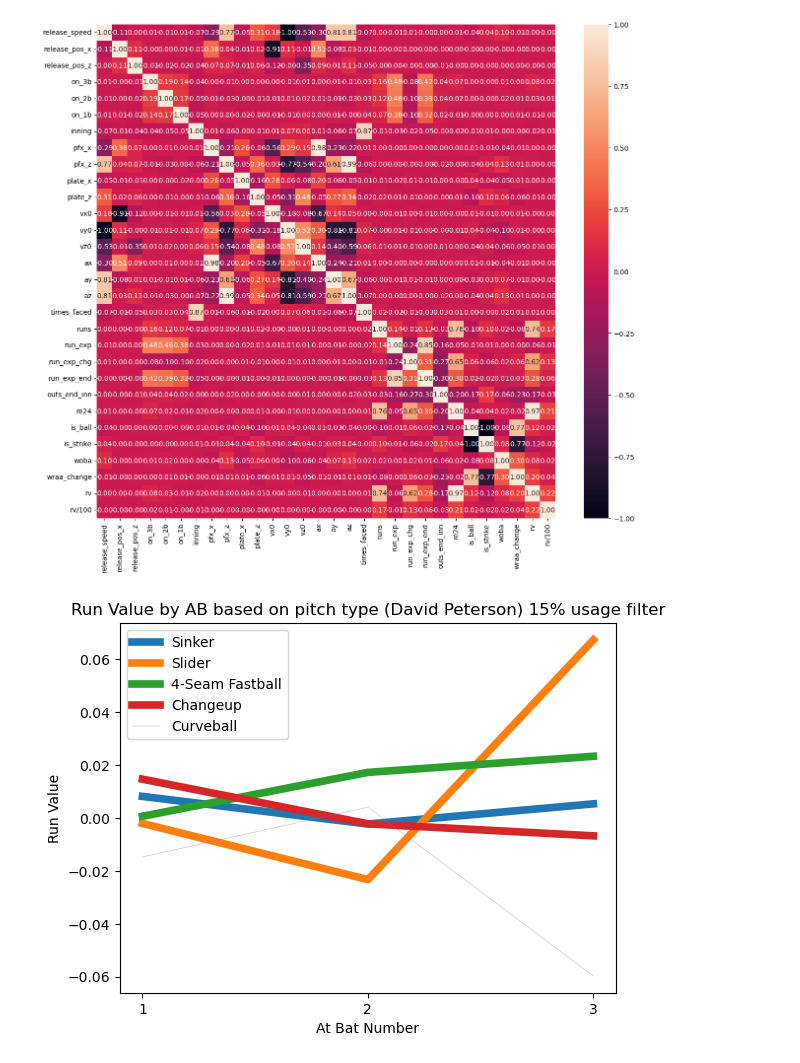
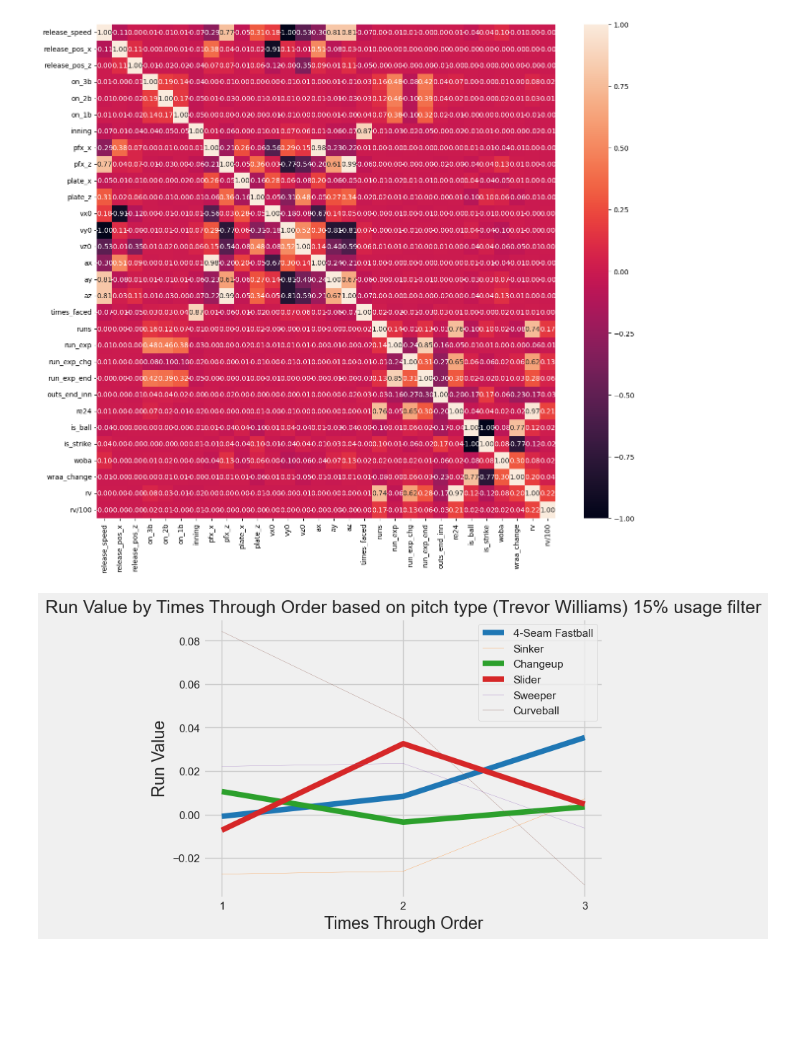
Before and after one commit to EddietheProgrammer/Reds-Hackathon, a Jupyter notebook: code.ipynb, the cells around one changed output. Cells and saved outputs as stored; diff of their text form; code cells hidden in the pictures; blank space fills up the shorter version.

```diff
--- a/code.ipynb
+++ b/code.ipynb
@@ -219,5 +211,7 @@ plt.show()
 # %%
 # At bat number vs. Run value on a particular pitch
+sns.set(style="whitegrid")
+sp = data[data['role_key'] == 'SP']
 cool = sp[sp['pitch_name'].isin(['4-Seam Fastball', 'Slider', 'Changeup', 'Curveball'])]
 pitch_types = cool['pitch_name'].unique()
 
@@ -228,7 +222,8 @@ for pitch_type, color in zip(pitch_types, colors):
     s = subset.groupby('inning')['rv'].mean()
     plt.plot(s.index, s, label=pitch_type, color=color)
 
-plt.title('Run Value by inning based on pitch type (SP >5 Inn per App)')
+
+plt.title('Run Value by inning based on pitch type (SP)')
 plt.xlabel('Inning')
 plt.ylabel('Run Value')
 plt.legend()
@@ -294,5 +260,3 @@ array(['4-Seam Fastball', 'Slider', 'Changeup', 'Curveball', 'Sinker',
-# %%
-sp['good_pitch'] = [1 if x < 0 else 0 for x in sp['rv']]
 # %%
 cool = sp[['release_speed',
  'release_pos_x',
@@ -330,29 +292,29 @@ plt.show()
 # %%
-cool = sp[(sp['player_name'] == 'Peterson, David') & (sp['times_faced'] < 4) & (sp['game_year'] == 2023)]
+cool = sp[(sp['player_name'] == 'Williams, Trevor') & (sp['times_faced'] < 4) & (sp['game_year'] == 2023)]
 pitch_types = cool['pitch_name'].unique()
 colors = plt.cm.tab10(np.arange(len(pitch_types)))
 total_pitches = cool['pitch_name'].count()
 for pitch_type, color in zip(pitch_types, colors):
     subset = cool[cool['pitch_name'] == pitch_type]
     s = subset.groupby('times_faced')['rv'].mean()
 
     pitch_usage = subset['pitch_name'].count() / total_pitches
 
     if pitch_usage >= .15:
         width = 5.5
     else:
         width = 0.2
 
 
     plt.plot(s.index, s, label=pitch_type, color=color, linewidth = width)
 
-plt.title('Run Value by AB based on pitch type (David Peterson) 15% usage filter')
-plt.xlabel('At Bat Number')
+plt.title('Run Value by Times Through Order based on pitch type (Trevor Williams) 15% usage filter', fontsize=18)
+plt.xlabel('Times Through Order')
 plt.ylabel('Run Value')
 plt.xticks(range(1,4))
 plt.legend()
 plt.show()
 # %% [output]
-[figure, old version]
+[figure, new version]
 # %%
 filtered = fangraphs[(fangraphs['Role'] == 'SP') & (fangraphs['Season'] == 2023) & (fangraphs['FIP_minus'] >= 95) & ((fangraphs['Stuff_plus'] >= 90) & (fangraphs['Stuff_plus'] <= 100)) & (fangraphs['Age'] >= 26) & (fangraphs['Age'] < 31) & (fangraphs['IP'] <= 100)]
```
Also changed, not shown: parts of 30 cells of this notebook.
